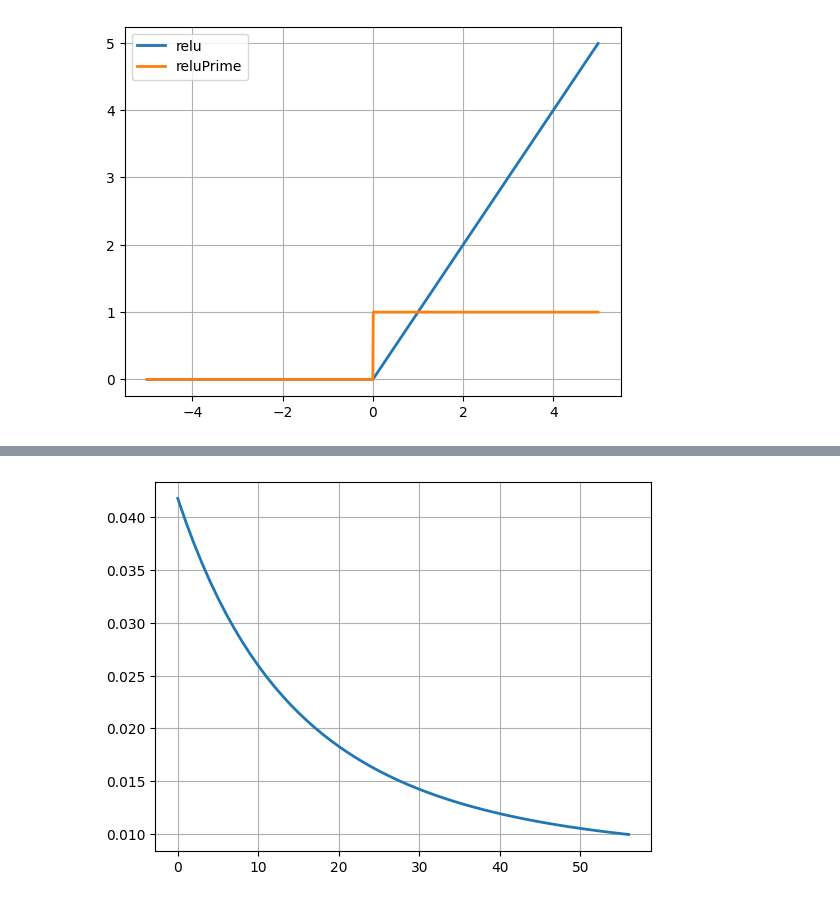
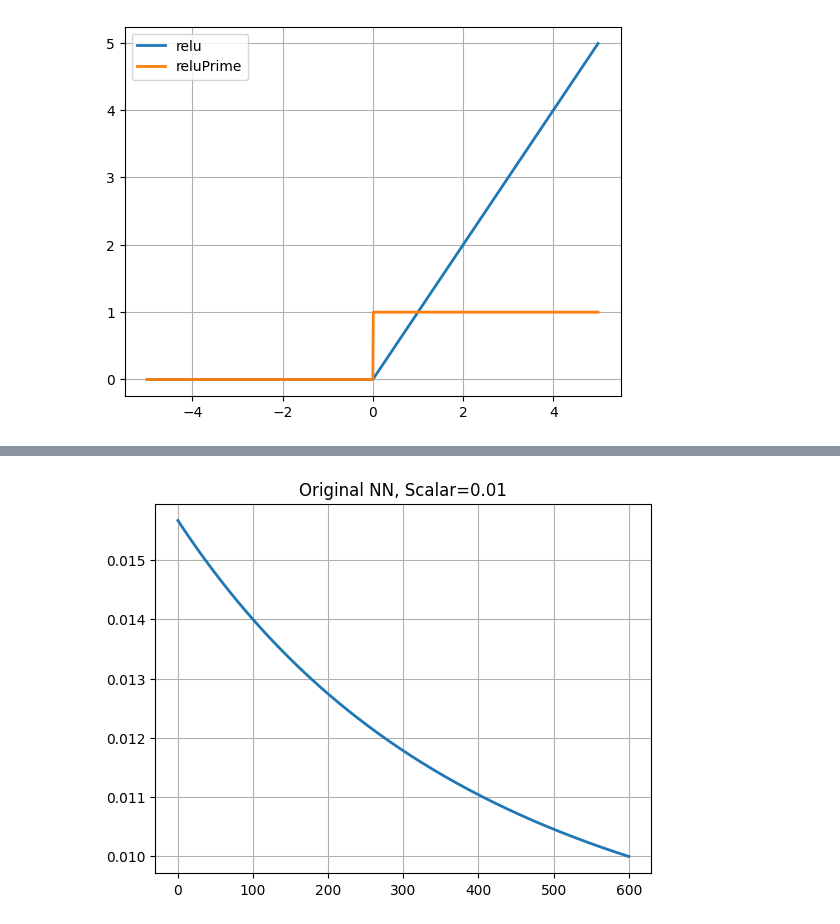
Before and after one commit to khanhthien123/CogSci131-Sp2024, a Jupyter notebook: NeuralNetsSummer23.ipynb, the cells around one changed output, grey strips where cells are left out. Cells and saved outputs as stored; diff of their text form; code cells hidden in the pictures.

```diff
--- a/NeuralNetsSummer23.ipynb
+++ b/NeuralNetsSummer23.ipynb
@@ -209,27 +211,28 @@ print (cost1,cost2)
 # %%
 #Normal NN
 dJdW1,dJdW2=NN.costFunctionPrime(X,y)
 NN.W1 = NN.W1-scalar*dJdW1
 NN.W2 = NN.W2-scalar*dJdW2
 cost = NN.costFunction(X,y)
-scalar=0.2
+scalar=0.01
 threshold = 1e-2
 costs = [cost]
 iterations = [0]
 i = 1
 while cost > threshold:
     dJdW1,dJdW2=NN.costFunctionPrime(X,y)
     NN.W1 = NN.W1-scalar*dJdW1
     NN.W2 = NN.W2-scalar*dJdW2
     cost = NN.costFunction(X,y)
     iterations.append(i)
     i += 1
     costs.append(cost)
 
 plt.plot(iterations, costs, linewidth=2)
+plt.title("Original NN" + ", Scalar=" + str(scalar))
 plt.grid(1)
 # %% [output]
-[figure, old version]
+[figure, new version]
 # %%
 #Unusually large learning rate
 NN_2=Neural_Network()
```
Also changed, not shown: parts of 10 cells of this notebook.
